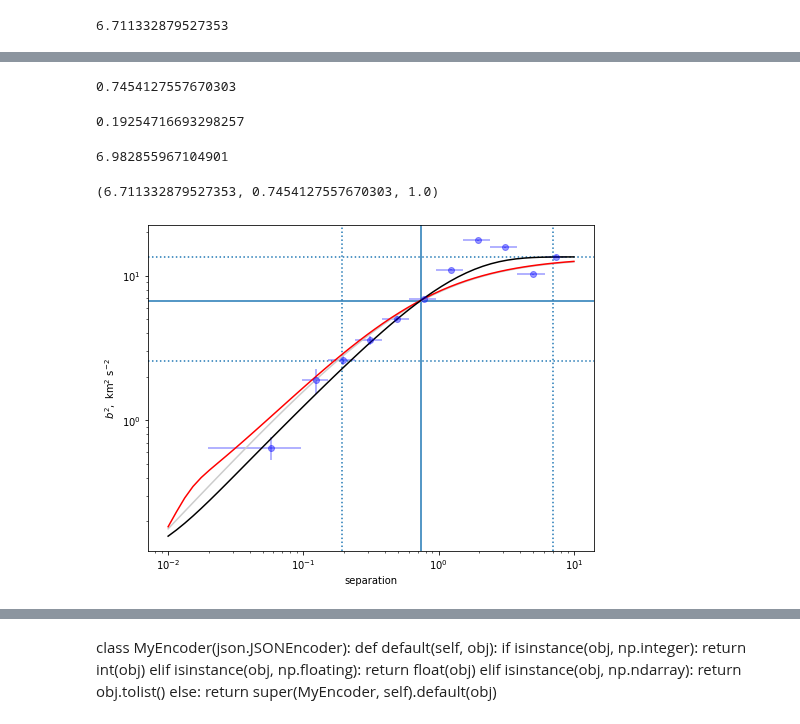
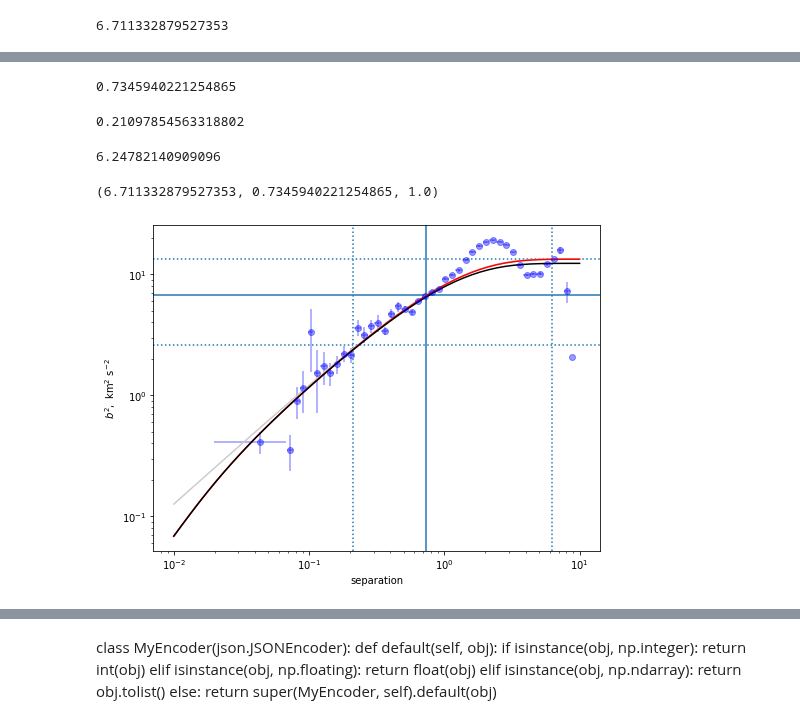
Before and after one commit to JavGVastro/PhD.Paper, a Jupyter notebook: SFM8S.ipynb, the cells around one changed output, grey strips where cells are left out. Saved outputs shown, nothing was run; the diff lists cells and outputs as text; code cells hidden in the pictures.

```diff
--- a/SFM8S.ipynb
+++ b/SFM8S.ipynb
@@ -27,8 +27,10 @@ data.RV.var()
 # %%
 sig = data.RV.std()
 sig2 = data.RV.var()
+# %%
+box_size = np.sqrt((data.X.max()-data.X.min())*(data.Y.max()-data.Y.min()))*VF['pc']*3600
 # %%
-table = sosflog(data,0.2,3600)
+table = sosflog(data,0.05,3600)
 # %%
 table
 # %% [output]
@@ -56,17 +63,17 @@ e_b2 = table[('dV2', 'std')] / np.sqrt(ng)
 r0 = np.interp(sig2, b2, s,period = 360)
 r0
 # %% [output]
-0.7454127557670303
+0.7345940221254865
 # %%
 r1 = np.interp(sig, b2, s,period = 360)
 r1
 # %% [output]
-0.19254716693298257
+0.21097854563318802
 # %%
 r2 = np.interp(2*sig2, b2, s, period = 360)
 r2
 # %% [output]
-6.982855967104901
+6.24782140909096
 # %%
 #x = s
 #y = b2 - sig2
@@ -81,35 +88,38 @@ m = 1.0
 # %%
 rgrid = np.logspace(-2, 1)
 # %%
+s0 = VF['s0']
+noise = 0.01
+
 fig, ax = plt.subplots(figsize=(8, 6))
 
 ax.errorbar(s, b2, yerr=e_b2, xerr=e_s, fmt='o', alpha=0.4,color="blue")
 
 
 ax.axhline(sig2, ls='-')
 ax.axvline(r0, ls='-')
 
 ax.axhline(2*sig2, ls=':')
 ax.axvline(r2, ls=':')
 
 ax.axhline(sig, ls=':')
 ax.axvline(r1, ls=':')
 
-ax.plot(rgrid, bfunc00(rgrid, r0, sig2, m), color="0.8")
-ax.plot(rgrid, bfunc02(rgrid, r0, sig2, m, VF['s0'],0.1), color="red")
-ax.plot(rgrid, bfunc03s(rgrid, r0, sig2, m, VF['s0'], 0.1), color="black")
+ax.plot(rgrid, bfunc.bfunc00s(rgrid, r0, sig2, m), color="0.8")
+ax.plot(rgrid, bfunc.bfunc03s(rgrid, r0, sig2, m, s0, noise), color="red")
+ax.plot(rgrid, bfunc.bfunc04s(rgrid, r0, sig2, m, s0, noise, box_size), color="black")
 
 
 ax.set(xscale='log', yscale='log',
        xlabel='separation',
        ylabel=r'$b^2,\ \mathrm{km^2\ s^{-2}}$'
       )
 None
 
 sig2, r0, m
 # %% [output]
-(6.711332879527353, 0.7454127557670303, 1.0)
+(6.711332879527353, 0.7345940221254865, 1.0)
-[figure, old version]
+[figure, new version]
 # %%
 table
 # %% [output]
```
Also changed, not shown: parts of 6 cells of this notebook, 7 other files.
